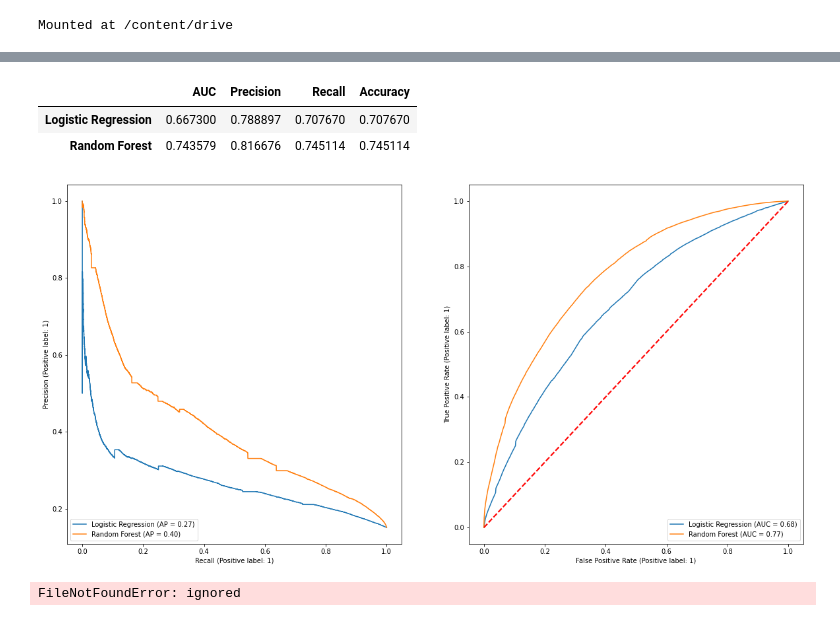
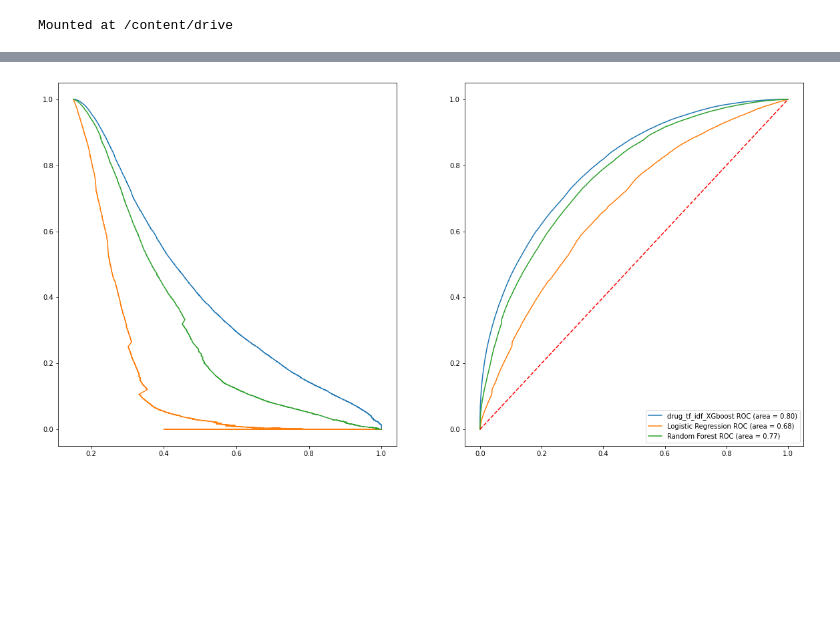
Before and after one commit to omerfalach/Death-Classification-FAERS, a Jupyter notebook: Modeling.ipynb, the cells around one changed output, grey strips where cells are left out. Drawn from its saved outputs; the diff is of its cells as text; code cells hidden in the pictures; blank space fills up the shorter version.

```diff
--- a/Modeling.ipynb
+++ b/Modeling.ipynb
@@ -383,0 +422,12 @@ drug_tfidf_rforest = pickle.load(open(filename, 'rb'))
+# %%
+# filename = '/content/drive/MyDrive/Colab Notebooks/drug_tf_idf_XGboost.pkl'
+filename_csv = '/content/drive/MyDrive/Colab Notebooks/drug_tf_idf_XGboost.csv'
+
+
+# pickle.dump(models[0], open(filename, 'wb'))
+###Results
+##Pickle created with other pandas version(Kaggle), cant be loaded as pickle
+# drug_tf_idf_XGBoost = dillpickle.load(open(filename, 'rb'))
+xgboost_drug_results = pd.read_csv(filename_csv)
+y_scores = xgboost_drug_results['y_scores']
+y_predict  = xgboost_drug_results['y_predict']
@@ -398,7 +477,7 @@ d
 filename = '/content/drive/MyDrive/Colab Notebooks/indi_tf_idf_Logistic_Regression.pkl'
 # pickle.dump(models[0], open(filename, 'wb'))
 ###Results
-indi_tfidf_logreg = pickle.load(open(filename, 'rb'))
+indi_tfidf_logreg = dillpickle.load(open(filename, 'rb'))
 # %%
 ##Training - Using_tf-idf_vectorizer_for_indi_pt_feature_5Folds
 ##Random_Forest
@@ -407,16 +486,22 @@ indi_tfidf_logreg = pickle.load(open(filename, 'rb'))
 filename = '/content/drive/MyDrive/Colab Notebooks/indi_tf_idf_Random_Forest.pkl'
 # pickle.dump(models[0], open(filename, 'wb'))
 ###Results
-indi_tfidf_rforest = pickle.load(open(filename, 'rb'))
+indi_tfidf_rforest = dillpickle.load(open(filename, 'rb'))
+# %%
+# filename = '/content/drive/MyDrive/Colab Notebooks/drug_tf_idf_XGboost.pkl'
+filename_indi_csv = '/content/drive/MyDrive/Colab Notebooks/indi_tf_idf_XGboost.csv'
+# pickle.dump(models[0], open(filename, 'wb'))
+###Results
+##Pickle created with other pandas version(Kaggle), cant be loaded as pickle
+# drug_tf_idf_XGBoost = dillpickle.load(open(filename, 'rb'))
+xgboost_indi_results = pd.read_csv(filename_indi_csv)
+y_scores_indi = xgboost_indi_results['y_scores']
+y_predict_indi  = xgboost_indi_results['y_predict']
 # %%
 indi_tf_idf_classifiers = {'Logistic Regression': indi_tfidf_logreg,'Random Forest': indi_tfidf_rforest}
-d = op.compare_classifiers(indi_tf_idf_classifiers,test_features,test_labels)
-d
+compare_classifiers_new(test_features,test_labels,y_predict_indi,y_scores_indi,indi_tf_idf_classifiers)
 # %% [output]
-|  | AUC | Precision | Recall | Accuracy |
-| Logistic Regression | 0.667300 | 0.788897 | 0.707670 | 0.707670 |
-| Random Forest | 0.743579 | 0.816676 | 0.745114 | 0.745114 |
-[figure, old version]
+[figure, new version]
 # %%
 # import warnings;
 # warnings.filterwarnings('ignore');
@@ -433,12 +507,0 @@ op.get_results(drug_weighted_tfidf_logreg,test_features,test_labels)
-# %%
-##Training - Using_weigthed_tf-idf_vectorizer_for_drugname_feature_5Folds
-##Random_Forest
-# baseline = pipes_training(preprocessor =[drug_tf_idf_preprocessor])
-# models = baseline.train_pipes(train_features,train_labels['outc_cod'],test_features,test_labels['outc_cod'],params=1)
-filename = '/content/drive/MyDrive/Colab Notebooks/drug_tf_idf_weighted_random_forest_gpu.pkl'
-# pickle.dump(models[0], open(filename, 'wb'))
-###Results
-drug_weighted_tfidf_rforest = pickle.load(open(filename, 'rb'))
-op.get_resultsplot(drug_weighted_tfidf_rforest,test_features,test_labels)
-# %% [output]
-FileNotFoundError: ignored
```
Also changed, not shown: parts of 15 cells of this notebook.
